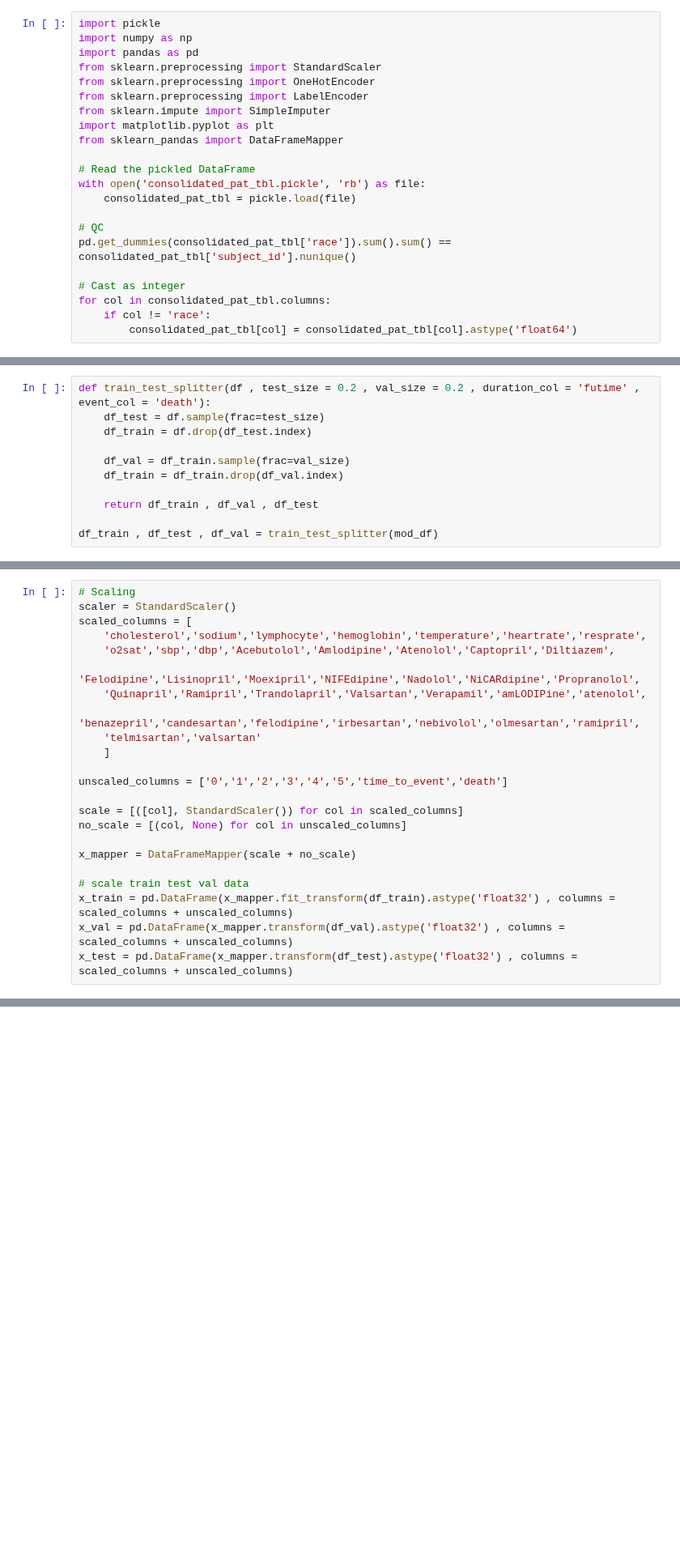
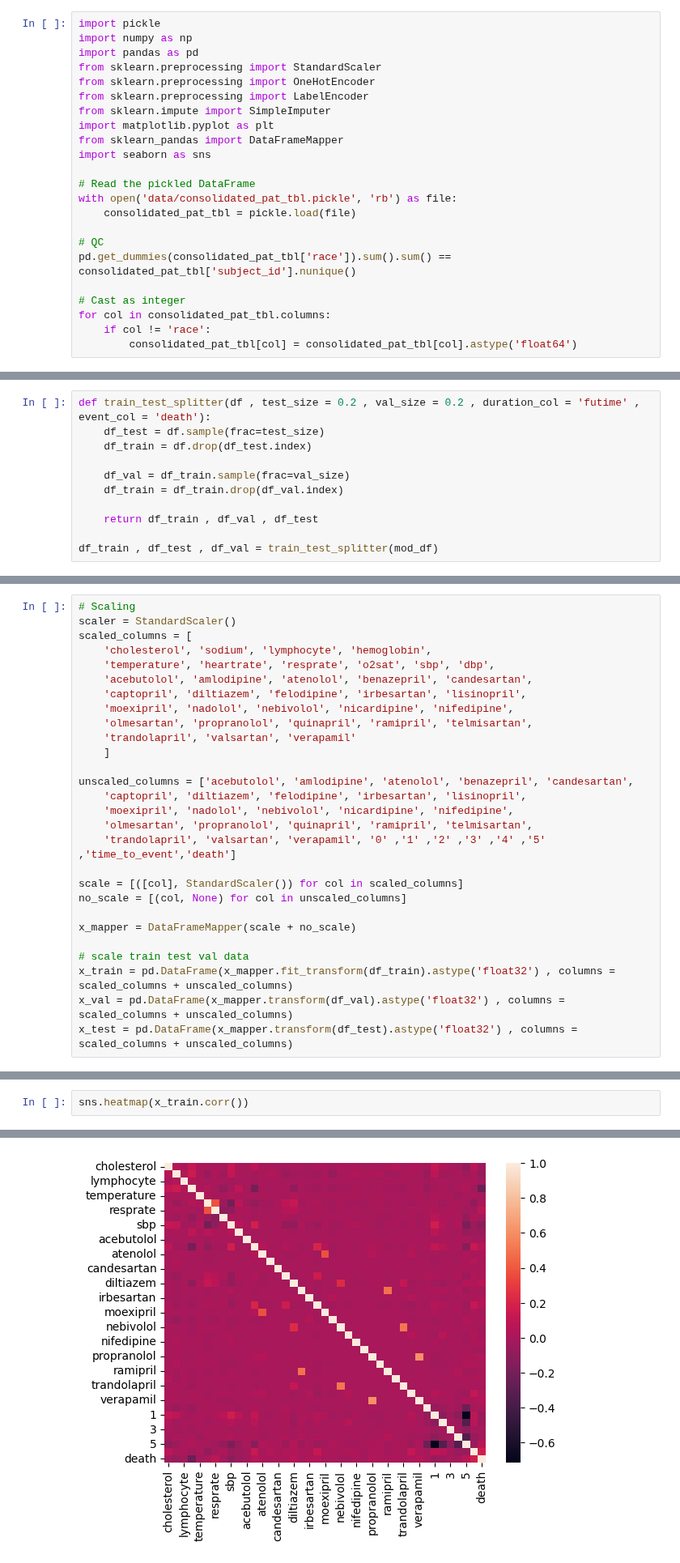
Before and after one commit to sourasen1011/UoE_Research_Project_2023, a Jupyter notebook: 05_preprocessing_emr_data/05_format_std.ipynb, the cells around one changed output, grey strips where cells are left out. Shown at 81% size. Saved outputs shown, nothing was run; the diff lists cells and outputs as text; blank space fills up the shorter version.

```diff
--- a/05_preprocessing_emr_data/05_format_std.ipynb
+++ b/05_preprocessing_emr_data/05_format_std.ipynb
@@ -8,9 +8,10 @@ from sklearn.preprocessing import LabelEncoder
 from sklearn.impute import SimpleImputer
 import matplotlib.pyplot as plt
 from sklearn_pandas import DataFrameMapper
+import seaborn as sns
 
 # Read the pickled DataFrame
-with open('consolidated_pat_tbl.pickle', 'rb') as file:
+with open('data/consolidated_pat_tbl.pickle', 'rb') as file:
     consolidated_pat_tbl = pickle.load(file)
 
 # QC
@@ -62,15 +77,20 @@ df_val = _preprocess_stuff(df_val)
 # Scaling
 scaler = StandardScaler()
 scaled_columns = [
-    'cholesterol','sodium','lymphocyte','hemoglobin','temperature','heartrate','resprate',
-    'o2sat','sbp','dbp','Acebutolol','Amlodipine','Atenolol','Captopril','Diltiazem',
-    'Felodipine','Lisinopril','Moexipril','NIFEdipine','Nadolol','NiCARdipine','Propranolol',
-    'Quinapril','Ramipril','Trandolapril','Valsartan','Verapamil','amLODIPine','atenolol',
-    'benazepril','candesartan','felodipine','irbesartan','nebivolol','olmesartan','ramipril',
-    'telmisartan','valsartan'
+    'cholesterol', 'sodium', 'lymphocyte', 'hemoglobin',
+    'temperature', 'heartrate', 'resprate', 'o2sat', 'sbp', 'dbp',
+    'acebutolol', 'amlodipine', 'atenolol', 'benazepril', 'candesartan',
+    'captopril', 'diltiazem', 'felodipine', 'irbesartan', 'lisinopril',
+    'moexipril', 'nadolol', 'nebivolol', 'nicardipine', 'nifedipine',
+    'olmesartan', 'propranolol', 'quinapril', 'ramipril', 'telmisartan',
+    'trandolapril', 'valsartan', 'verapamil'
     ]
 
-unscaled_columns = ['0','1','2','3','4','5','time_to_event','death']
+unscaled_columns = ['acebutolol', 'amlodipine', 'atenolol', 'benazepril', 'candesartan',
+    'captopril', 'diltiazem', 'felodipine', 'irbesartan', 'lisinopril',
+    'moexipril', 'nadolol', 'nebivolol', 'nicardipine', 'nifedipine',
+    'olmesartan', 'propranolol', 'quinapril', 'ramipril', 'telmisartan',
+    'trandolapril', 'valsartan', 'verapamil', '0' ,'1' ,'2' ,'3' ,'4' ,'5' ,'time_to_event','death']
 
 scale = [([col], StandardScaler()) for col in scaled_columns]
 no_scale = [(col, None) for col in unscaled_columns]
@@ -93 +126,4 @@ with open('x_test.pickle', 'wb') as file:
     pickle.dump(x_test, file)
+# %%
+sns.heatmap(x_train.corr())
+# %% [output]
@@ -93,0 +131 @@ with open('x_test.pickle', 'wb') as file:
+[figure, added]
```
Also changed, not shown: parts of 4 cells of this notebook, 7 other files.
